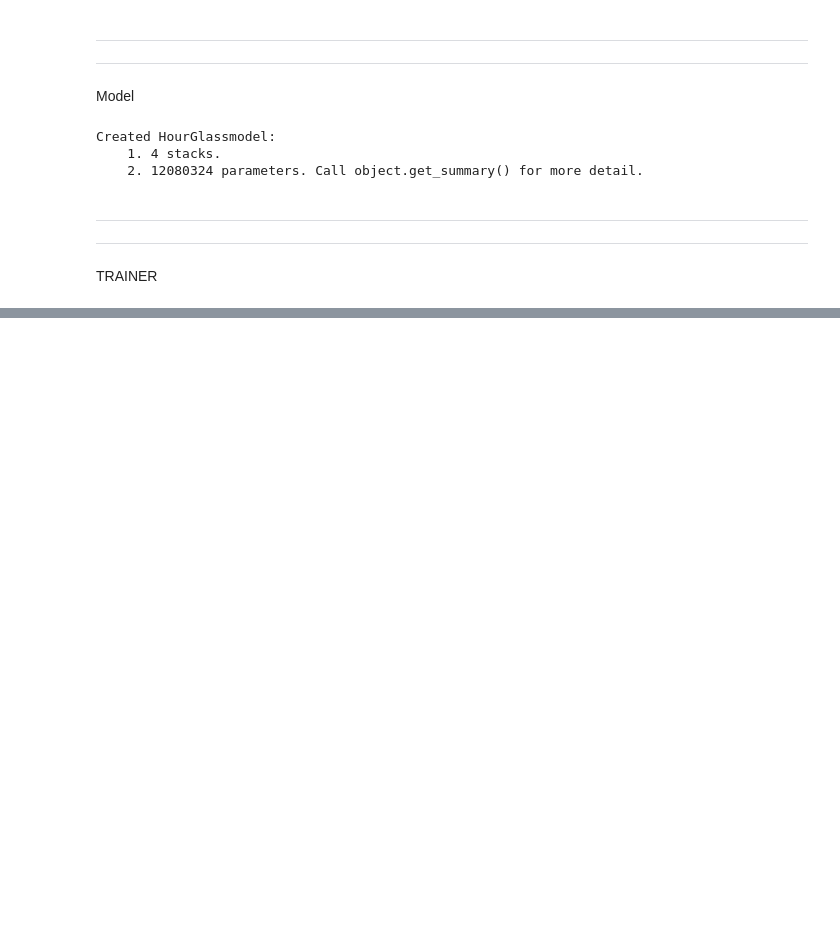
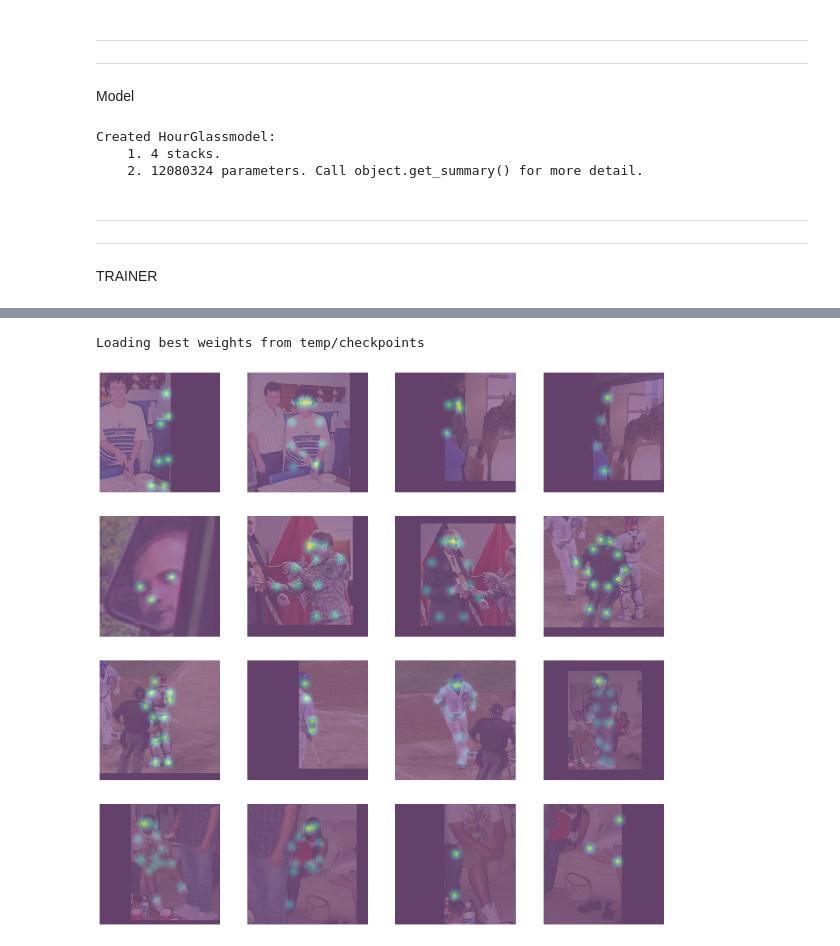
Before and after one commit to MindlessBoid/single-person-pose-estimation, a Jupyter notebook: Train.ipynb, the cells around one changed output, grey strips where cells are left out. Saved outputs shown, nothing was run; the diff lists cells and outputs as text; code cells hidden in the pictures; blank space fills up the shorter version.

```diff
--- a/Train.ipynb
+++ b/Train.ipynb
@@ -88,0 +121,6 @@ KeyboardInterrupt: ignored
+# %%
+loaded_model = trainer.get_best_weights_model()
+# %% [output]
+Loading best weights from temp/checkpoints
+# %%
+ds = ds_builder.get_ds_prediction().take(5)
@@ -88,0 +129,15 @@ KeyboardInterrupt: ignored
+# %%
+it = iter(ds)
+# %%
+images_batch, heatmaps_batch = next(it)
+# %%
+#Truth ground
+plt.figure(figsize=(20,20))
+for i in range(16):
+    ax = plt.subplot(16/4, 16/4, i + 1)
+    plt.imshow(images_batch[i], cmap = 'gray', alpha = 0.5)
+    h = tf.image.resize(heatmaps_batch[i], (256, 256))
+    plt.imshow(tf.reduce_sum(h, axis = -1), alpha = 0.5)
+    plt.axis("off")
+# %% [output]
+[figure, added]
```
Also changed, not shown: parts of 14 cells of this notebook, 3 other files.
